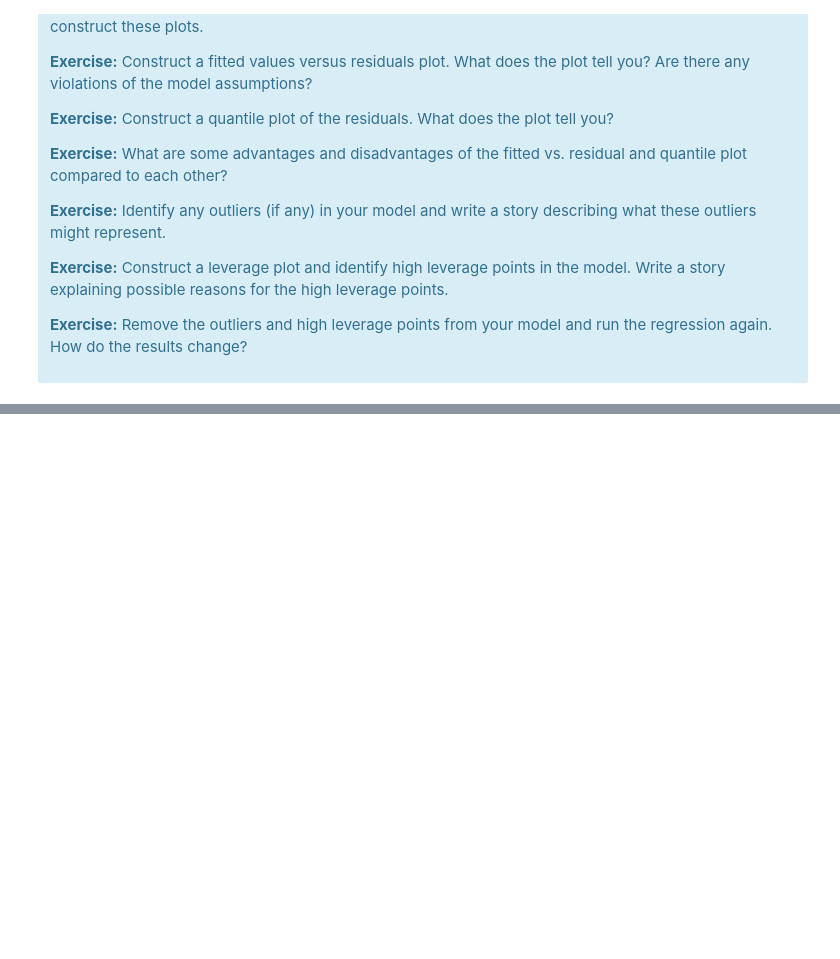
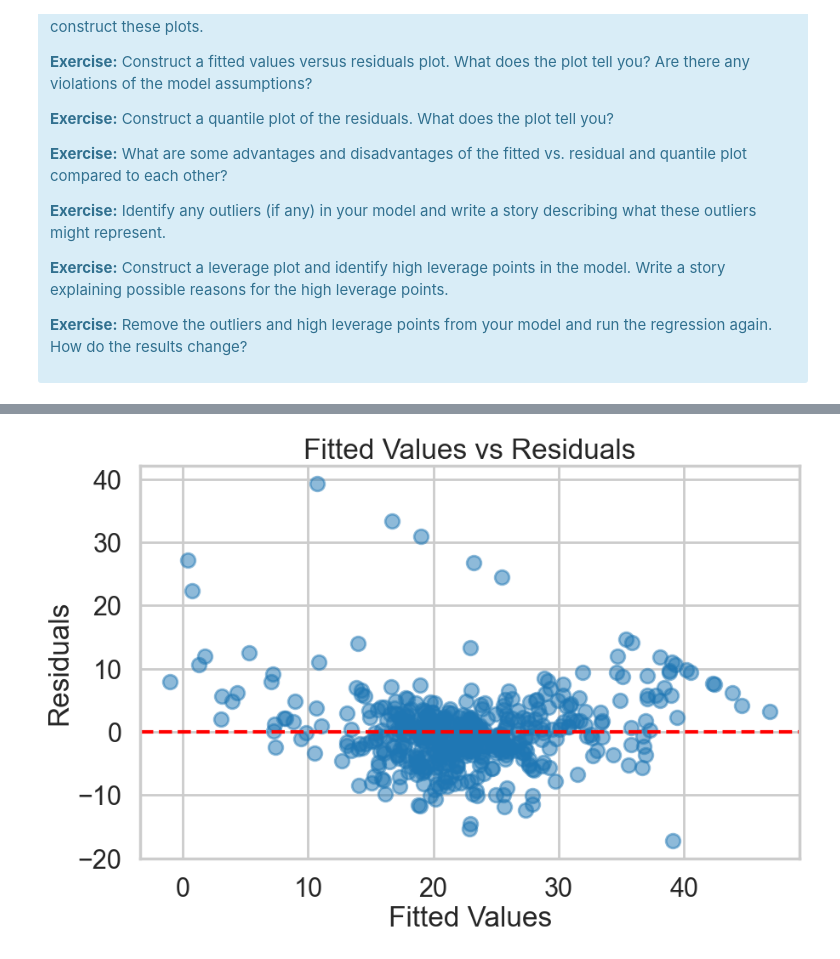
Before and after one commit to madmaxtoastflytiger/Boston-Housing, a Jupyter notebook: Mini_Project_Linear_Regression.ipynb, the cells around one changed output, grey strips where cells are left out. Cells and saved outputs as stored; diff of their text form; code cells hidden in the pictures; blank space fills up the shorter version.

```diff
--- a/Mini_Project_Linear_Regression.ipynb
+++ b/Mini_Project_Linear_Regression.ipynb
@@ -902,0 +927,18 @@ There are some other issues that are important investigate with linear regressio
+# %%
+# Your turn.
+
+# Assuming `bos` is your DataFrame and you've already fitted the model with m_2
+m_2 = sm.OLS(bos['PRICE'], sm.add_constant(bos[['CRIM', 'RM', 'PTRATIO']])).fit()
+
+# Get fitted values and residuals
+fitted_values = m_2.fittedvalues
+residuals = m_2.resid
+
+# Fitted values vs Residuals plot
+plt.figure(figsize=(10, 6))
+plt.scatter(fitted_values, residuals, alpha=0.5)
+plt.axhline(0, color='red', linestyle='--')
+plt.title('Fitted Values vs Residuals')
+plt.xlabel('Fitted Values')
+plt.ylabel('Residuals')
+plt.show()
@@ -902,0 +963,20 @@ There are some other issues that are important investigate with linear regressio
+# %%
+# Assuming `bos` is your DataFrame and you've already fitted the model with m_2
+m_2 = sm.OLS(bos['PRICE'], sm.add_constant(bos[['CRIM', 'RM', 'PTRATIO']])).fit()
+
+# Get fitted values and residuals
+fitted_values = m_2.fittedvalues
+residuals = m_2.resid
+
+# Fitted values vs Residuals plot
+plt.figure(figsize=(10, 6))
+plt.scatter(fitted_values, residuals, alpha=0.5)
+plt.axhline(0, color='red', linestyle='--')
+plt.title('Fitted Values vs Residuals')
+plt.xlabel('Fitted Values')
+plt.ylabel('Residuals')
+plt.show()
+
+# It seems the pattern is clustered around around the 20 mark and not random.
+# %% [output]
+[figure, added]
```
Also changed, not shown: parts of 9 cells of this notebook.
